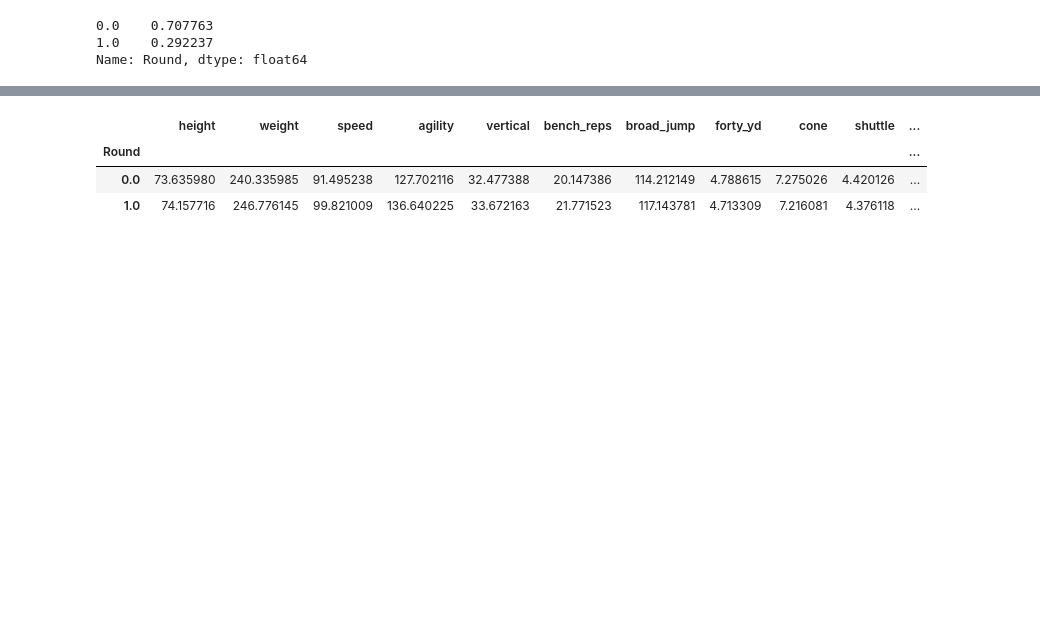
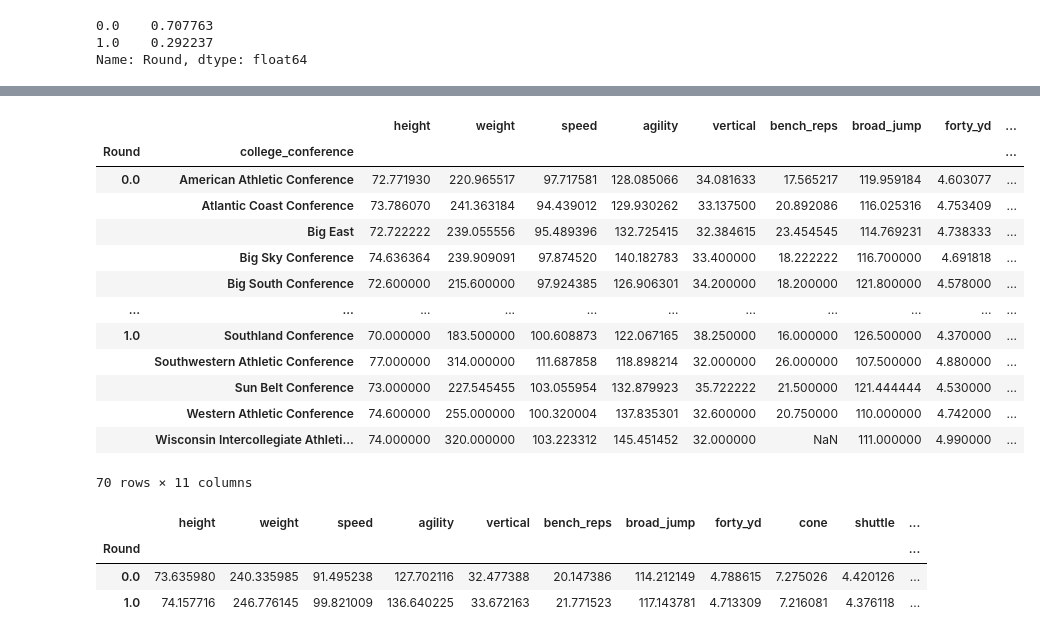
Before and after one commit to jpalgon/Draft_Combine, a Jupyter notebook: EDA.ipynb, the cells around one changed output, grey strips where cells are left out. Drawn from its saved outputs; the diff is of its cells as text; code cells hidden in the pictures; blank space fills up the shorter version.

```diff
--- a/EDA.ipynb
+++ b/EDA.ipynb
@@ -60,3 +80,20 @@ combine = df[['player','college_conference','pos','Round','height','weight','spe
+# %%
+combine.groupby(['Round','college_conference']).mean()
+# %% [output]
+|  |  | height | weight | speed | agility | vertical | bench_reps | broad_jump | forty_yd | ... |
+| Round | college_conference |  |  |  |  |  |  |  |  | ... |
+| 0.0 | American Athletic Conference | 72.771930 | 220.965517 | 97.717581 | 128.085066 | 34.081633 | 17.565217 | 119.959184 | 4.603077 | ... |
+|  | Atlantic Coast Conference | 73.786070 | 241.363184 | 94.439012 | 129.930262 | 33.137500 | 20.892086 | 116.025316 | 4.753409 | ... |
+|  | Big East | 72.722222 | 239.055556 | 95.489396 | 132.725415 | 32.384615 | 23.454545 | 114.769231 | 4.738333 | ... |
+|  | Big Sky Conference | 74.636364 | 239.909091 | 97.874520 | 140.182783 | 33.400000 | 18.222222 | 116.700000 | 4.691818 | ... |
+|  | Big South Conference | 72.600000 | 215.600000 | 97.924385 | 126.906301 | 34.200000 | 18.200000 | 121.800000 | 4.578000 | ... |
+| ... | ... | ... | ... | ... | ... | ... | ... | ... | ... | ... |
+| 1.0 | Southland Conference | 70.000000 | 183.500000 | 100.608873 | 122.067165 | 38.250000 | 16.000000 | 126.500000 | 4.370000 | ... |
+|  | Southwestern Athletic Conference | 77.000000 | 314.000000 | 111.687858 | 118.898214 | 32.000000 | 26.000000 | 107.500000 | 4.880000 | ... |
+|  | Sun Belt Conference | 73.000000 | 227.545455 | 103.055954 | 132.879923 | 35.722222 | 21.500000 | 121.444444 | 4.530000 | ... |
+|  | Western Athletic Conference | 74.600000 | 255.000000 | 100.320004 | 137.835301 | 32.600000 | 20.750000 | 110.000000 | 4.742000 | ... |
+|  | Wisconsin Intercollegiate Athleti... | 74.000000 | 320.000000 | 103.223312 | 145.451452 | 32.000000 | NaN | 111.000000 | 4.990000 | ... |
+70 rows × 11 columns
 # %%
 combine.groupby('Round').mean()
 # %% [output]
```
Also changed, not shown: parts of 6 cells of this notebook, 3 other files.
